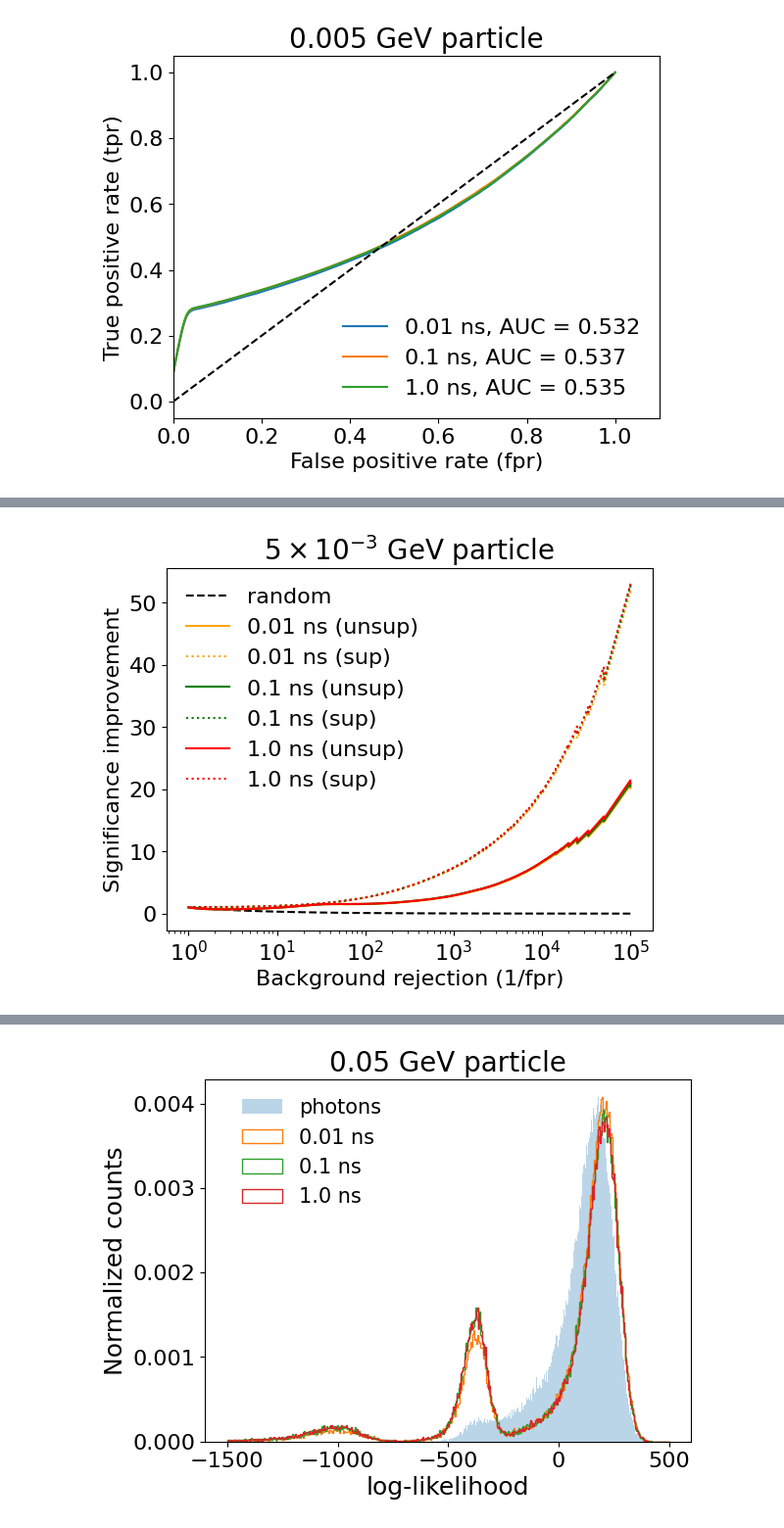
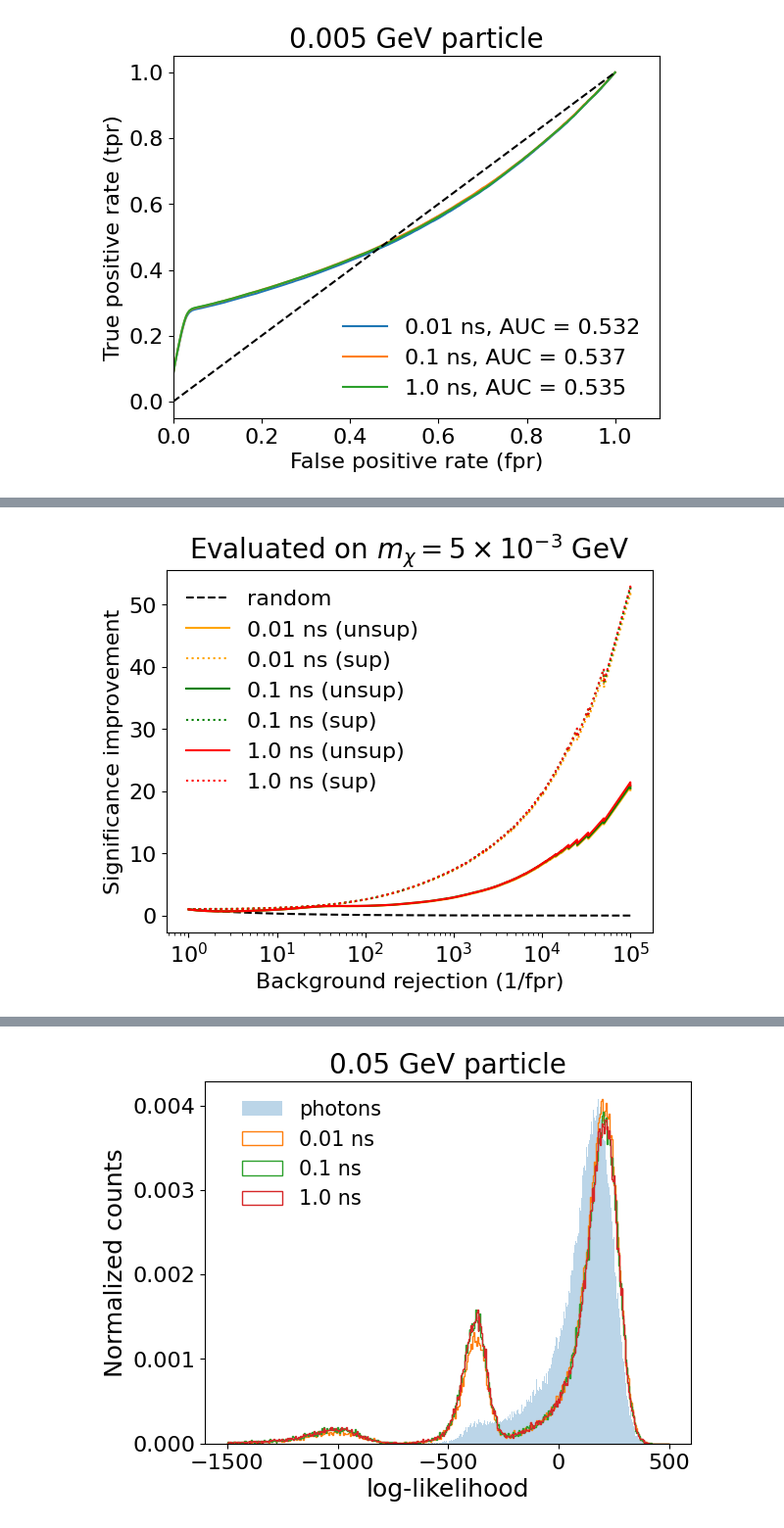
Before and after one commit to Ian-Pang/AD_with_CF, a Jupyter notebook: analysis_scripts/fixed_lifetime_analysis.ipynb, the cells around one changed output, grey strips where cells are left out. Shown at 98% size. Cells and saved outputs as stored; diff of their text form; code cells hidden in the pictures.

```diff
--- a/analysis_scripts/fixed_lifetime_analysis.ipynb
+++ b/analysis_scripts/fixed_lifetime_analysis.ipynb
@@ -102,9 +102,9 @@ for i in range(3):
     #plt.xlabel('Signal efficiency (tpr)', fontsize=16)
     plt.xlabel('Background rejection (1/fpr)', fontsize=16)
     plt.legend(fontsize=16,frameon=False)
-    plt.title(r'$5\times 10^{-3}$ GeV particle', fontsize=20)
+    plt.title(r'Evaluated on $m_\chi=5\times 10^{-3}$ GeV', fontsize=20)
     plt.tick_params(axis='both', which='major', labelsize=16)
     #plt.xlim([0,1.1])
     plt.xscale('log')
-    plt.savefig("paper_plots/0_005GeV.png",dpi=300, bbox_inches='tight')
+    plt.savefig("paper_plots/0_005GeV.pdf",dpi=300, bbox_inches='tight')
 # %% [output]
@@ -112,35 +112,35 @@ for i in range(3):
 # %%
 #supervised  = ["lifetime_0.01ns_0.005GeV_sic.txt", "lifetime_0.1ns_0.005GeV_sic.txt", "lifetime_1ns_0.005GeV_sic.txt"]
 supervised_roc  = ["lifetime_0.01ns_0.005GeV_roc.txt", "lifetime_0.1ns_0.005GeV_roc.txt", "lifetime_1ns_0.005GeV_roc.txt"]
 
 label_str = ["0.01 ns (unsup)", "0.1 ns (unsup)", "1.0 ns (unsup)"]
 label_str_sup = ["0.01 ns (sup)", "0.1 ns (sup)", "1.0 ns (sup)"]
 color = ['orange','g','r']
 x = np.logspace(-5,0,100)
 _ = plt.plot(1/x, x/np.sqrt(x), label="random", c = 'k', linestyle = '--')
 for i in range(3):
     roc_curve = np.array(roc[i])
     tpr = roc_curve[:,0]
     fpr = roc_curve[:,1]
     label = label_str[i]
     _ = plt.plot(1/fpr, tpr/np.sqrt(fpr), label=label, c = color[i])
 
     #sup = np.loadtxt(supervised[i])
     sup_roc = np.loadtxt(supervised_roc[i])
     label_sup = label_str_sup[i]
     #_ = plt.plot(sup[0,:], sup[1,:], label=label_sup, c = color[i], linestyle='dashdot')
     _ = plt.plot(1/sup_roc[0,:], sup_roc[1,:]/np.sqrt(sup_roc[0,:]), label=label_sup, c = color[i], linestyle='dotted')
     plt.ylabel('Significance improvement', fontsize=16)
     #plt.xlabel('Signal efficiency (tpr)', fontsize=16)
     plt.xlabel('Background rejection (1/fpr)', fontsize=16)
     plt.legend(fontsize=16,frameon=False)
-    plt.title(r'$5\times 10^{-3}$ GeV particle', fontsize=20)
+    plt.title(r'Evaluated on $m_\chi=5\times 10^{-3}$ GeV', fontsize=20)
     plt.tick_params(axis='both', which='major', labelsize=16)
     #plt.xlim([0,1.1])
     plt.xscale('log')
-    plt.savefig("paper_plots/0_005GeV_sup.png",dpi=300, bbox_inches='tight')
+    plt.savefig("paper_plots/0_005GeV_sup.pdf",dpi=300, bbox_inches='tight')
 # %% [output]
-[figure, old version]
+[figure, new version]
 # %%
 supervised_heavy_roc  = ["lifetime_0.01ns_0.005GeV_heavy_roc.txt", "lifetime_0.1ns_0.005GeV_heavy_roc.txt", "lifetime_1ns_0.005GeV_heavy_roc.txt"]
 
```
Also changed, not shown: parts of 7 cells of this notebook.
